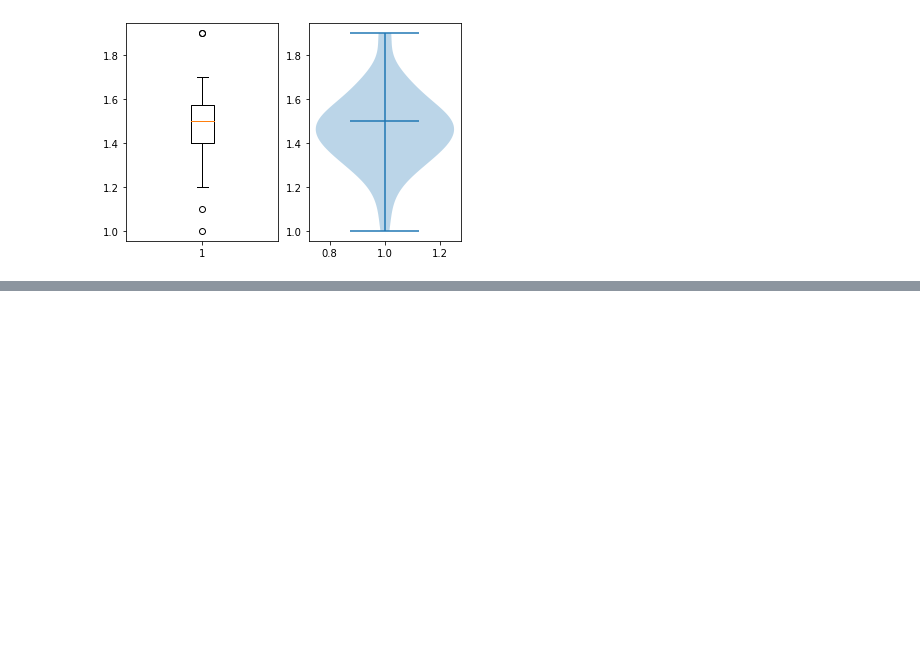
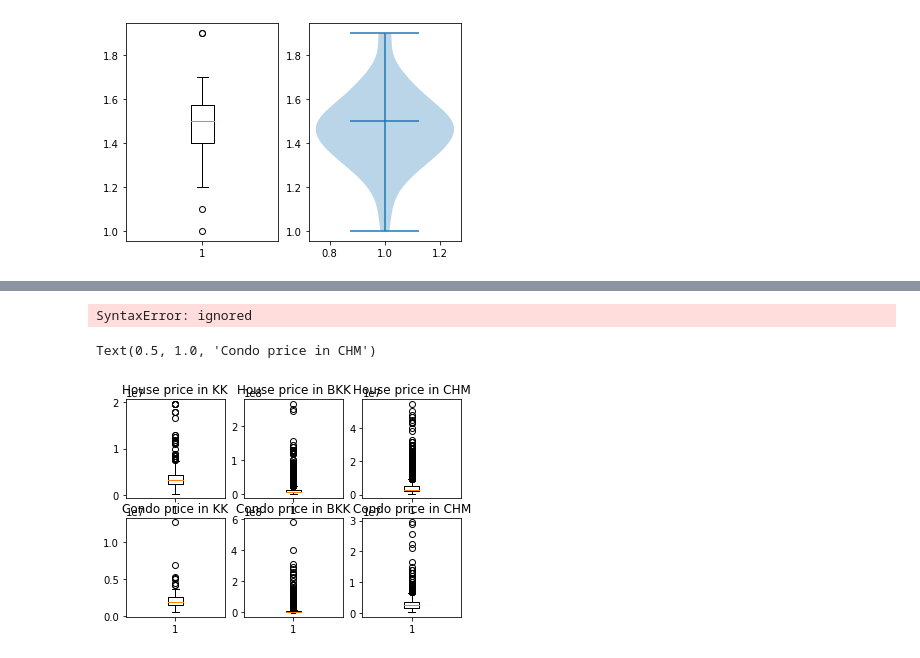
Before and after one commit to nxxk23/BasicProg_DataViz65, a Jupyter notebook: DataViz02_Data_Distribution_.ipynb, the cells around one changed output, grey strips where cells are left out. Cells and saved outputs as stored; diff of their text form; code cells hidden in the pictures; blank space fills up the shorter version.

```diff
--- a/DataViz02_Data_Distribution_.ipynb
+++ b/DataViz02_Data_Distribution_.ipynb
@@ -379,0 +539,3 @@ vi = plt.violinplot(df['PetalLength'][:50],showmedians=True)
+# %%
+hbkk = bkk[bkk['propertytype_name_en_x']=='Detached House']
+hbkk
@@ -379,0 +556,3 @@ vi = plt.violinplot(df['PetalLength'][:50],showmedians=True)
+# %%
+cdbkk = bkk[bkk['propertytype_name_en_x']=='Condo']
+cdbkk
@@ -379,0 +573,3 @@ vi = plt.violinplot(df['PetalLength'][:50],showmedians=True)
+# %%
+hkk = kk[kk['propertytype_name_en_x']=='Detached House']
+hkk
@@ -379,0 +590,3 @@ vi = plt.violinplot(df['PetalLength'][:50],showmedians=True)
+# %%
+cdkk = kk[kk['propertytype_name_en_x']=='Condo']
+cdkk
@@ -379,0 +607,5 @@ vi = plt.violinplot(df['PetalLength'][:50],showmedians=True)
+# %%
+plt.subplot(1,2,1)
+plt.boxplot(hkk['price_min_x'])
+# %% [output]
+SyntaxError: ignored
@@ -379,0 +614,28 @@ vi = plt.violinplot(df['PetalLength'][:50],showmedians=True)
+# %%
+plt.subplot(2,3,1)
+KKH = plt.boxplot(hkk['price_min_x'])
+plt.title('House price in KK')
+#plot ราคาบ้านขอนแก่น
+plt.subplot(2,3,2)
+BKKH = plt.boxplot(hbkk['price_min_x'])
+plt.title('House price in BKK')
+#plot ราคาบ้านกรุงเทพ
+plt.subplot(2,3,3)
+CMH = plt.boxplot(hcm['price_min_x'])
+plt.title('House price in CHM')
+#plot ราคาบ้านเชียงใหม่
+plt.subplot(2,3,4)
+KKCD = plt.boxplot(cdkk['price_min_x'])
+plt.title('Condo price in KK')
+#plot ราคาคอนโดขอนแก่น
+plt.subplot(2,3,5)
+BKKCD = plt.boxplot(cdbkk['price_min_x'])
+plt.title('Condo price in BKK')
+#plot ราคาคอนโดกรุงเทพ
+plt.subplot(2,3,6)
+CMCD = plt.boxplot(cdcm['price_min_x'])
+plt.title('Condo price in CHM')
+#plot ราคาคอนโดเชียงใหม่
+# %% [output]
+Text(0.5, 1.0, 'Condo price in CHM')
+[figure, added]
```
Also changed, not shown: parts of 46 cells of this notebook.
